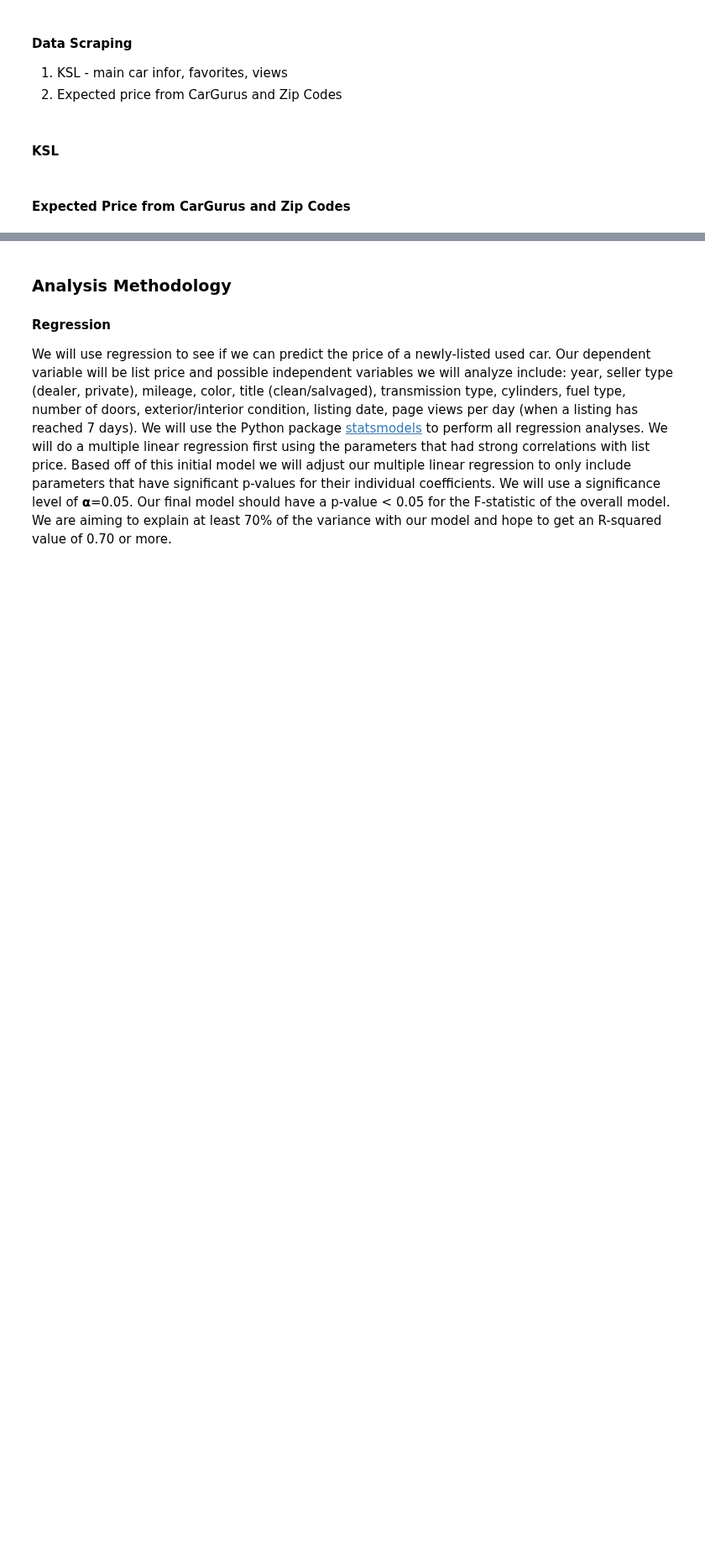
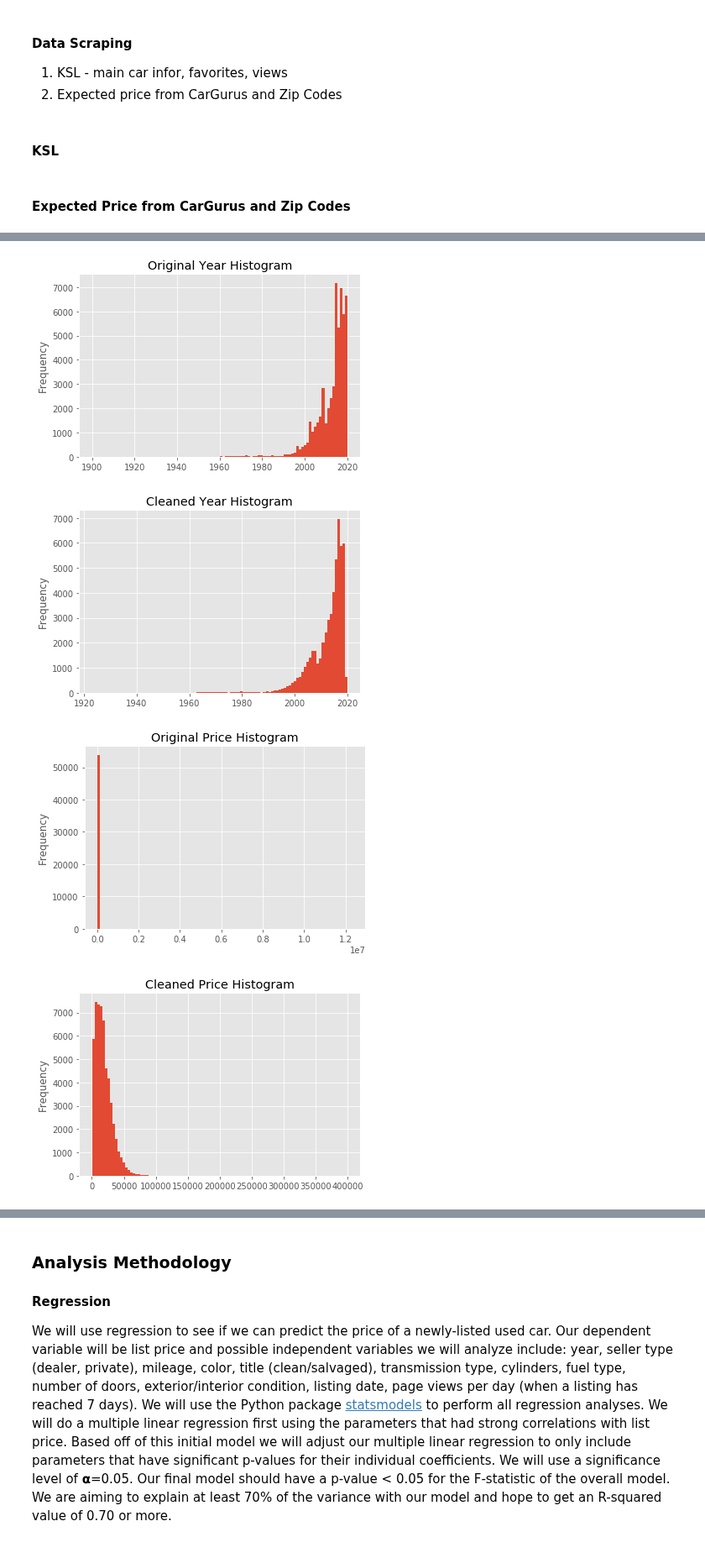
Before and after one commit to taylorch626/automodeals, a Jupyter notebook: Main.ipynb, the cells around one changed output, grey strips where cells are left out. Shown at 84% size. Saved outputs shown, nothing was run; the diff lists cells and outputs as text; code cells hidden in the pictures; blank space fills up the shorter version.

```diff
--- a/Main.ipynb
+++ b/Main.ipynb
@@ -183,0 +201,20 @@ We will visualize our data in multiple ways to check our data scraping procedure
+# %%
+# Read in scraped car data
+data_file = os.path.join(os.getcwd(),"data","all_cars.csv")
+cars = pd.read_csv(data_file)
+# cars = pd.read_pickle('cars.pkl')
+pd.set_option("display.max_rows",None,"display.max_columns",None)
+
+# Recast data
+cars['mileage'] = cars['mileage'].astype('float')
+cars['year'] = cars['year'].astype('float')
+
+# Clean price data and recast
+ugly_cars = cars[cars['price'].str.contains('MSRP')]
+ugly_cars.index
+for index, car in ugly_cars.iterrows():
+    if '|' not in car['price']:
+        cars.at[index,'price'] = None
+    else:
+        cars.at[index,'price'] = car['price'].split('|')[0].strip()
+cars['price'] = cars['price'].astype('float')
@@ -183,0 +254,54 @@ We will visualize our data in multiple ways to check our data scraping procedure
+# %%
+# Data clean up
+# Check year
+plt.figure()
+cars["year"].plot.hist(bins=100)
+plt.title('Original Year Histogram')
+# any cars with a year less than 1920 changed to None
+cars.loc[(cars.year < 1920),'year']=None
+plt.figure()
+cars["year"].plot.hist(bins=100)
+plt.title('Cleaned Year Histogram')
+
+# Check price
+plt.figure()
+cars["price"].plot.hist(bins=100)
+plt.title('Original Price Histogram')
+# any cars with a price less than $100 or greater than $500,000 changed to None
+cars.loc[(cars.price < 100),'price']=None
+# expcars = cars['price'] > 500000
+# expcars = cars[expcars]
+# display(expcars)
+cars.loc[(cars.price > 500000),'price']=None
+plt.figure()
+cars["price"].plot.hist(bins=100)
+plt.title('Cleaned Price Histogram')
+
+# Check Mileage
+plt.figure()
+cars["mileage"].plot.hist(bins=100)
+plt.title('Original Mileage Histogram')
+# any cars with a mileage greater than 500000 changed to None
+cars.loc[(cars.mileage > 500000),'mileage']=None
+plt.figure()
+cars["mileage"].plot.hist(bins=100)
+plt.title('Cleaned Mileage Histogram')
+
+# Check Liters
+plt.figure()
+cars["liters"].plot.hist(bins=100)
+plt.title('Original Liters Histogram')
+# any cars with a mileage greater than 500000 changed to None
+cars.loc[(cars.liters > 100),'liters']=None
+plt.figure()
+cars["liters"].plot.hist(bins=100)
+plt.title('Cleaned Liters Histogram')
+
+# Check fav_per_view
+# any cars with inf or Nan changed to None
+cars.loc[(cars.fav_per_view > 2),'fav_per_view']=None
+# cars.loc[(cars.fav_per_view == NaN),'fav_per_view']=None
+
+
+cars.describe()
+# %% [output]
@@ -183,0 +317,4 @@ We will visualize our data in multiple ways to check our data scraping procedure
+[figure, added]
+[figure, added]
+[figure, added]
+[figure, added]
```
Also changed, not shown: parts of 11 cells of this notebook.
